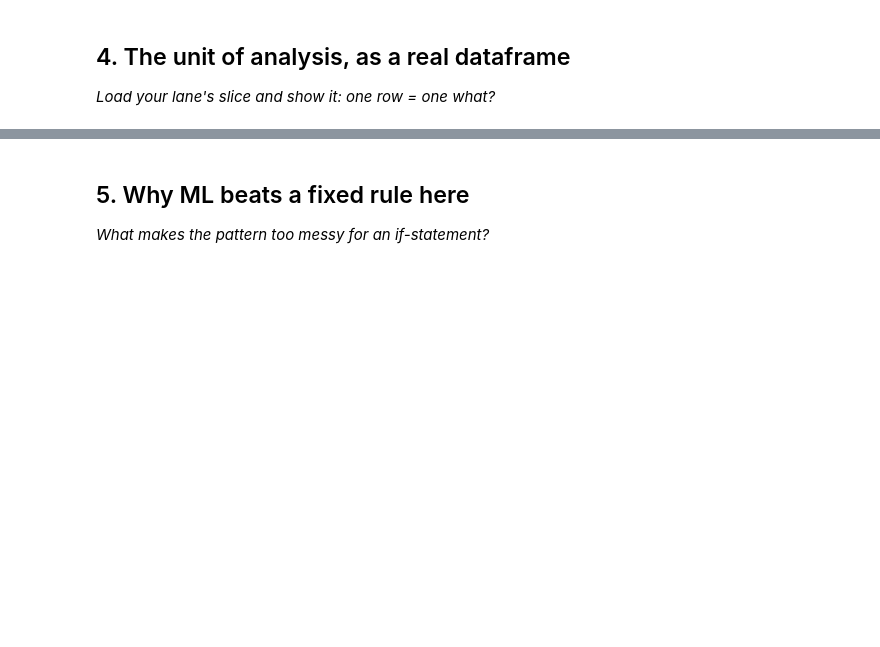
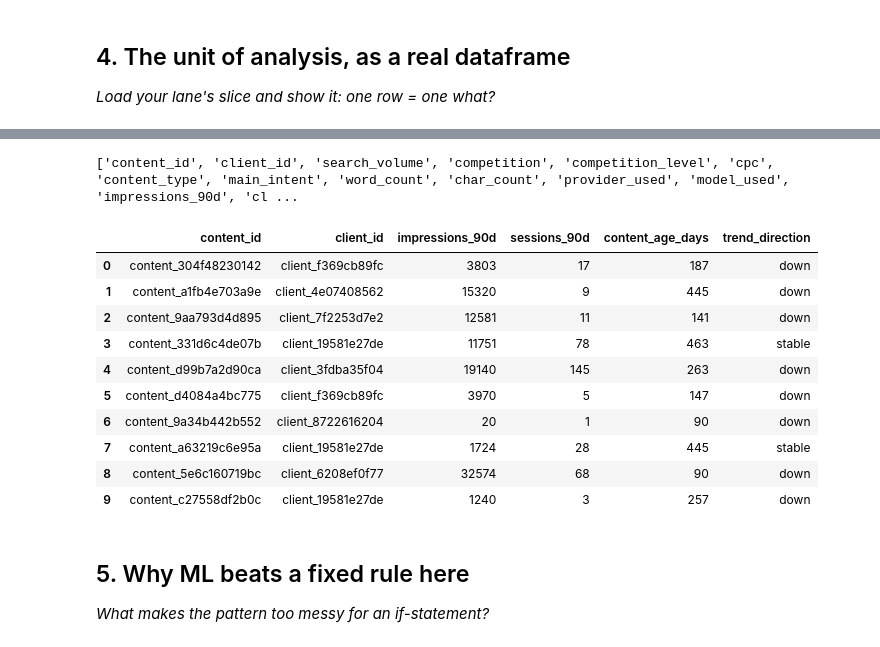
Before and after one commit to ubaid8878/Flyrank-ML-Internship, a Jupyter notebook: work/notebooks/w02_ml_task_framing.ipynb, the cells around one changed output, grey strips where cells are left out. Saved outputs shown, nothing was run; the diff lists cells and outputs as text; code cells hidden in the pictures; blank space fills up the shorter version.

```diff
--- a/work/notebooks/w02_ml_task_framing.ipynb
+++ b/work/notebooks/w02_ml_task_framing.ipynb
@@ -36,0 +88,10 @@ This skeleton is yours to fill. Work the sections **in order** — each one has
+# %%
+import pandas as pd
+
+DATA_PATH = "/content/Flyrank-ML-Internship/data/raw/content_refresh_anonymized.csv"
+
+df = pd.read_csv(DATA_PATH)
+
+print("Shape:", df.shape)
+
+df.head()
@@ -36,0 +107,33 @@ This skeleton is yours to fill. Work the sections **in order** — each one has
+# %%
+# Show the columns available for the page-level analysis
+
+print(df.columns.tolist())
+# %% [output]
+['content_id', 'client_id', 'search_volume', 'competition', 'competition_level', 'cpc', 'content_type', 'main_intent', 'word_count', 'char_count', 'provider_used', 'model_used', 'impressions_90d', 'cl ...
+# %%
+# Show a small page-level slice
+
+page_cols = [
+    "content_id",
+    "client_id",
+    "impressions_90d",
+    "sessions_90d",
+    "content_age_days",
+    "trend_direction"
+]
+
+page_df = df[page_cols].copy()
+
+page_df.head(10)
+# %% [output]
+|  | content_id | client_id | impressions_90d | sessions_90d | content_age_days | trend_direction |
+| 0 | content_304f48230142 | client_f369cb89fc | 3803 | 17 | 187 | down |
+| 1 | content_a1fb4e703a9e | client_4e07408562 | 15320 | 9 | 445 | down |
+| 2 | content_9aa793d4d895 | client_7f2253d7e2 | 12581 | 11 | 141 | down |
+| 3 | content_331d6c4de07b | client_19581e27de | 11751 | 78 | 463 | stable |
+| 4 | content_d99b7a2d90ca | client_3fdba35f04 | 19140 | 145 | 263 | down |
+| 5 | content_d4084a4bc775 | client_f369cb89fc | 3970 | 5 | 147 | down |
+| 6 | content_9a34b442b552 | client_8722616204 | 20 | 1 | 90 | down |
+| 7 | content_a63219c6e95a | client_19581e27de | 1724 | 28 | 445 | stable |
+| 8 | content_5e6c160719bc | client_6208ef0f77 | 32574 | 68 | 90 | down |
+| 9 | content_c27558df2b0c | client_19581e27de | 1240 | 3 | 257 | down |
```
Also changed, not shown: parts of 19 cells of this notebook.
